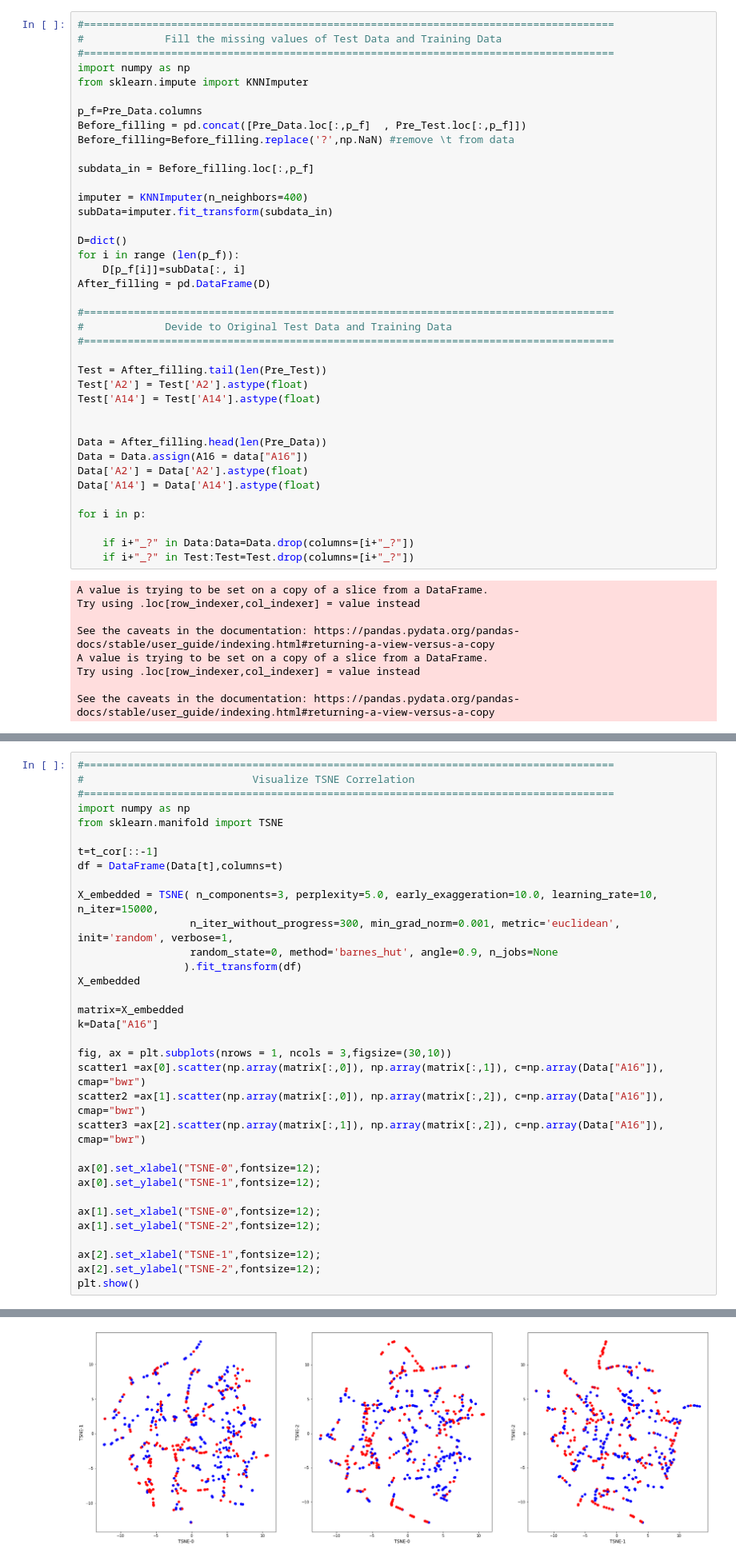
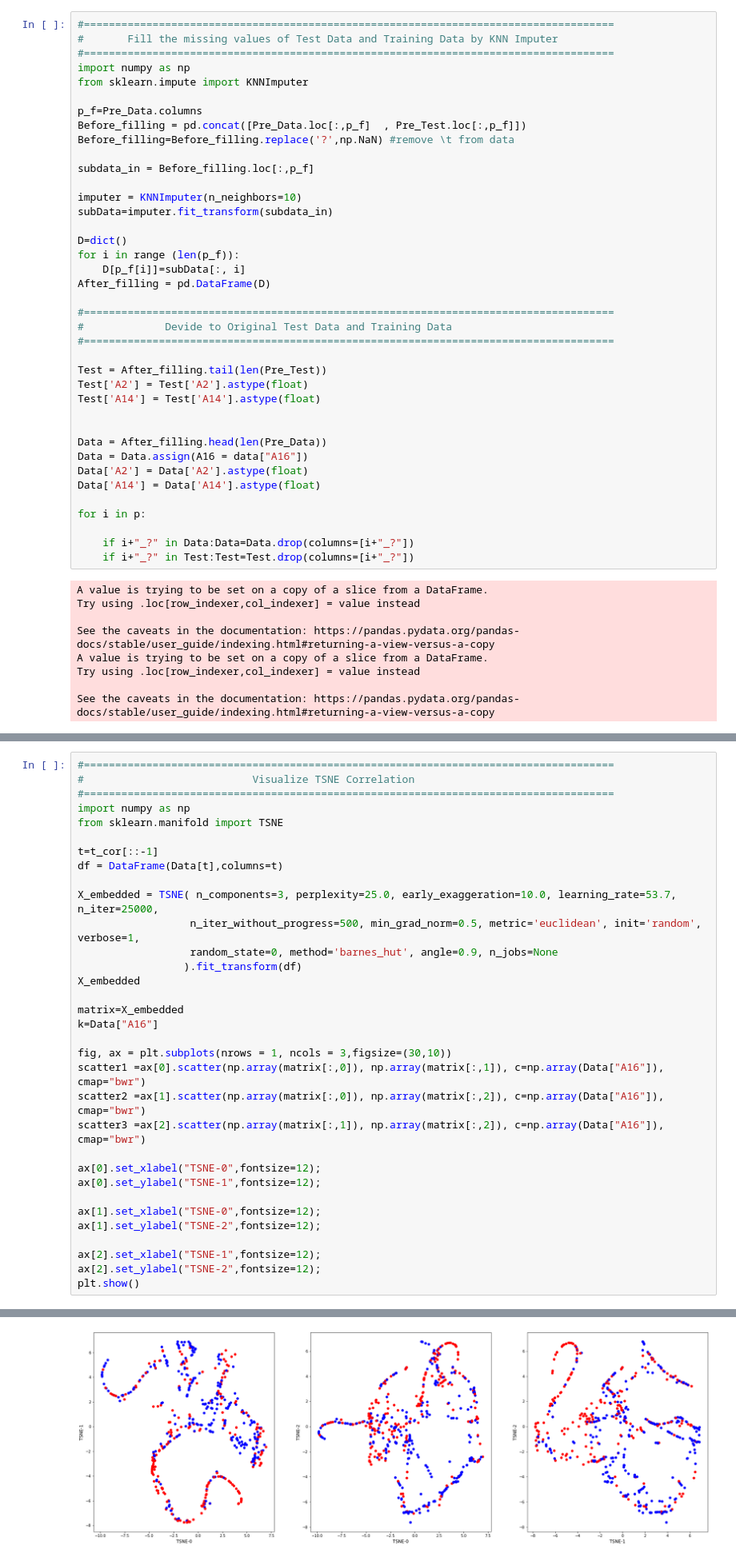
Before and after one commit to ImeshEkanayake/Credit-approval-Prediction, a Jupyter notebook: PreProcessing .ipynb, the cells around one changed output, grey strips where cells are left out. Shown at 80% size. Saved outputs shown, nothing was run; the diff lists cells and outputs as text.

```diff
--- a/PreProcessing .ipynb
+++ b/PreProcessing .ipynb
@@ -118,7 +118,7 @@ DJTest= pd.DataFrame(data=np.array(DJTest),columns=new_att)
 Pre_Test =  pd.concat([Tdata.loc[:,p_d],DJTest ], axis=1, join='inner')
 # %%
 #=====================================================================================
-#             Fill the missing values of Test Data and Training Data
+#       Fill the missing values of Test Data and Training Data by KNN Imputer
 #=====================================================================================
 import numpy as np
 from sklearn.impute import KNNImputer
@@ -129,7 +129,7 @@ Before_filling=Before_filling.replace('?',np.NaN) #remove \t from data
 
 subdata_in = Before_filling.loc[:,p_f]
 
-imputer = KNNImputer(n_neighbors=400)
+imputer = KNNImputer(n_neighbors=10)
 subData=imputer.fit_transform(subdata_in)
 
 D=dict()
@@ -268,8 +279,8 @@ from sklearn.manifold import TSNE
 t=t_cor[::-1]
 df = DataFrame(Data[t],columns=t)
 
-X_embedded = TSNE( n_components=3, perplexity=5.0, early_exaggeration=10.0, learning_rate=10, n_iter=15000,
-                  n_iter_without_progress=300, min_grad_norm=0.001, metric='euclidean', init='random', verbose=1,
+X_embedded = TSNE( n_components=3, perplexity=25.0, early_exaggeration=10.0, learning_rate=53.7, n_iter=25000,
+                  n_iter_without_progress=500, min_grad_norm=0.5, metric='euclidean', init='random', verbose=1,
                   random_state=0, method='barnes_hut', angle=0.9, n_jobs=None
                  ).fit_transform(df)
 X_embedded
@@ -302 +313 @@ plt.show()
-[figure, old version]
+[figure, new version]
```
Also changed, not shown: parts of 7 cells of this notebook.
